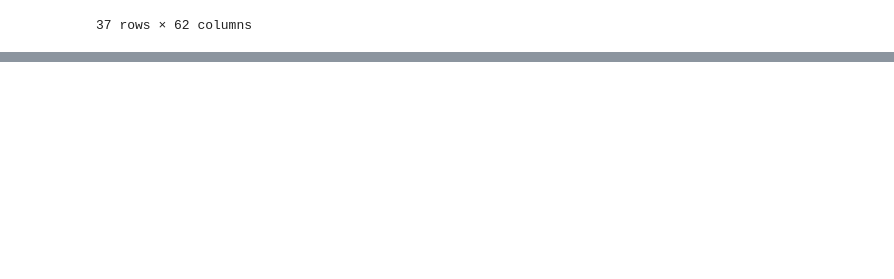
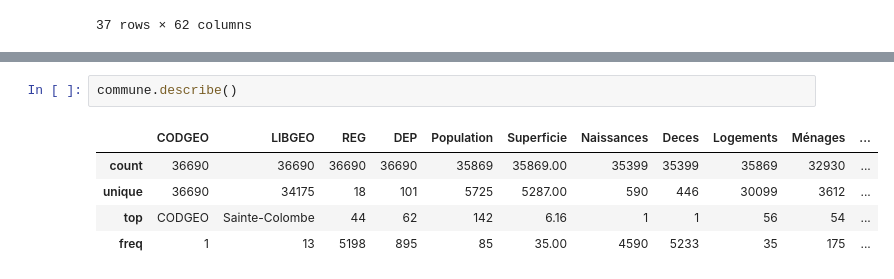
Before and after one commit to JulieBoyer/Econometrics, a Jupyter notebook: nb_consult.ipynb, the cells around one changed output, grey strips where cells are left out. Cells and saved outputs as stored; diff of their text form; blank space fills up the shorter version.

```diff
--- a/nb_consult.ipynb
+++ b/nb_consult.ipynb
@@ -221,0 +242,8 @@ medecin_gen[medecin_gen['LIBGEO2'].str.startswith('ST')]
+# %%
+commune.describe()
+# %% [output]
+|  | CODGEO | LIBGEO | REG | DEP | Population | Superficie | Naissances | Deces | Logements | Ménages | ... |
+| count | 36690 | 36690 | 36690 | 36690 | 35869 | 35869.00 | 35399 | 35399 | 35869 | 32930 | ... |
+| unique | 36690 | 34175 | 18 | 101 | 5725 | 5287.00 | 590 | 446 | 30099 | 3612 | ... |
+| top | CODGEO | Sainte-Colombe | 44 | 62 | 142 | 6.16 | 1 | 1 | 56 | 54 | ... |
+| freq | 1 | 13 | 5198 | 895 | 85 | 35.00 | 4590 | 5233 | 35 | 175 | ... |
```
Also changed, not shown: parts of 10 cells of this notebook, 1 other file.
